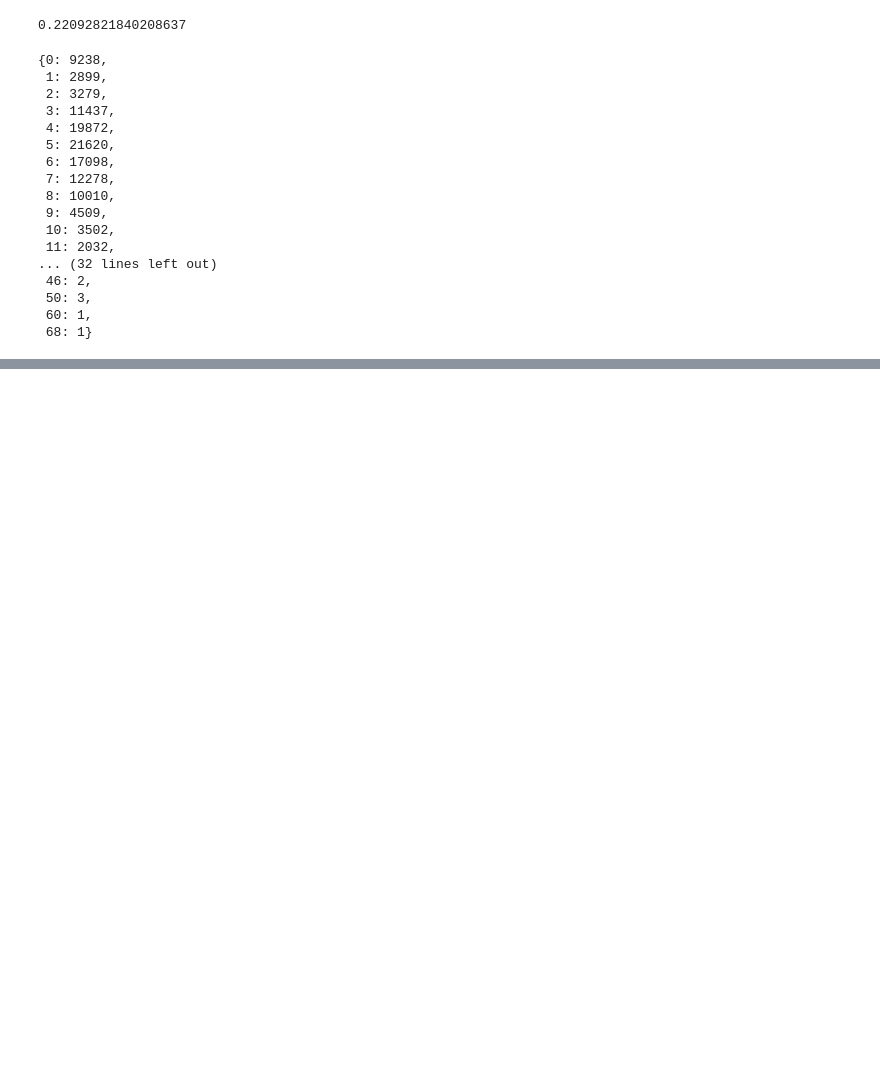
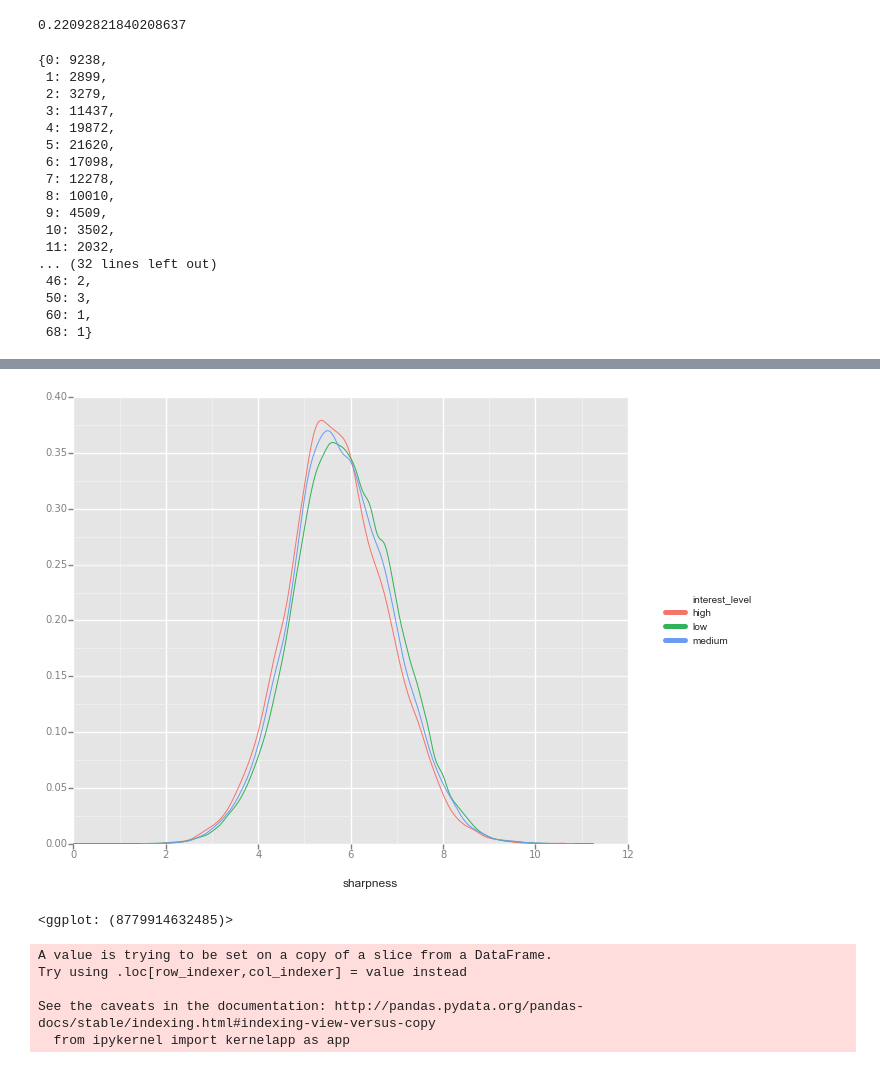
Before and after one commit to domingos86/renthop-kaggle, a Jupyter notebook: photo_analysis.ipynb, the cells around one changed output, grey strips where cells are left out. Saved outputs shown, nothing was run; the diff lists cells and outputs as text; code cells hidden in the pictures; blank space fills up the shorter version.

```diff
--- a/photo_analysis.ipynb
+++ b/photo_analysis.ipynb
@@ -485,0 +592,16 @@ photos_count_dict
+# %%
+ggplot(aes(x = 'sharpness', color = 'interest_level'), data = images_train_log_sharpness) + geom_density()
+# %% [output]
+[figure, added]
+<ggplot: (8779914632485)>
+# %%
+images_train_by_id = images_train[['listing_id', 'sharpness']]
+images_train_by_id['log_sharpness'] = images_train_by_id['sharpness'].apply(lambda x: np.log(x+1))
+images_train_by_id = images_train_by_id.groupby('listing_id').aggregate({'log_sharpness': np.mean})
+images_train_by_id = images_train_by_id.reset_index().merge(train, how='inner', on = 'listing_id')
+# %% [output]
+A value is trying to be set on a copy of a slice from a DataFrame.
+Try using .loc[row_indexer,col_indexer] = value instead
+
+See the caveats in the documentation: http://pandas.pydata.org/pandas-docs/stable/indexing.html#indexing-view-versus-copy
+  from ipykernel import kernelapp as app
```
Also changed, not shown: parts of 21 cells of this notebook, 2 other files.
